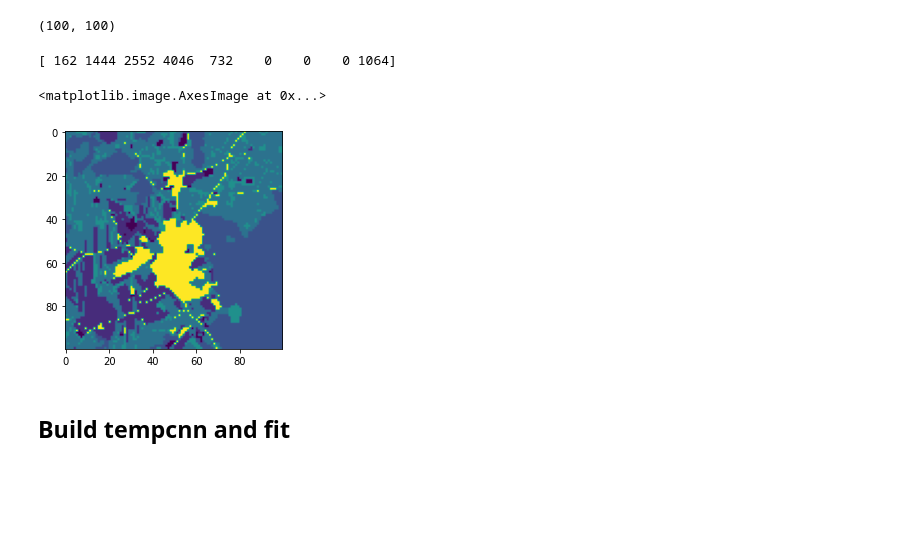
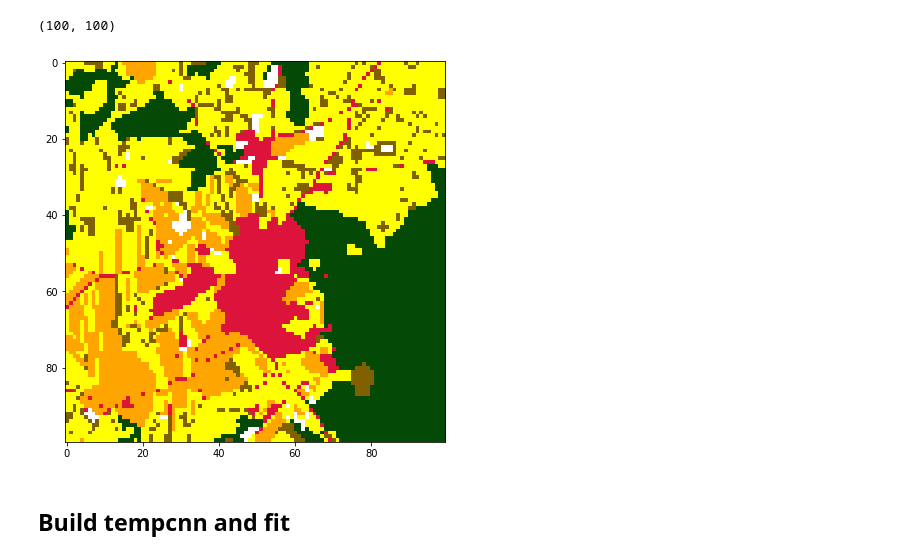
Before and after one commit to mickerott/tempcnn-example-sentinel2, a Jupyter notebook: tempcnn_example_sentinel2.ipynb, the cells around one changed output. Cells and saved outputs as stored; diff of their text form; code cells hidden in the pictures; blank space fills up the shorter version.

```diff
--- a/tempcnn_example_sentinel2.ipynb
+++ b/tempcnn_example_sentinel2.ipynb
@@ -100,13 +112,14 @@ class_labels = get_reference_data(filepath=labels_path)
 class_labels.shape
 # %% [output]
 (100, 100)
-# %%
-print(np.bincount(class_labels.flatten()))
-plt.imshow(class_labels)
-# %% [output]
-[ 162 1444 2552 4046  732    0    0    0 1064]
-<matplotlib.image.AxesImage at 0x...>
-[figure, removed]
+# %%
+lulc_cmap = get_colormap()
+lulc_norm = get_boundarynorm()
+fig = plt.figure(figsize=(7,7))
+plt.imshow(class_labels, cmap=lulc_cmap, norm=lulc_norm)
+plt.show()
+# %% [output]
+[figure, added]
 # %% [markdown]
 ## Build tempcnn and fit
 # %% [markdown]
```
Also changed, not shown: parts of 10 cells of this notebook.
